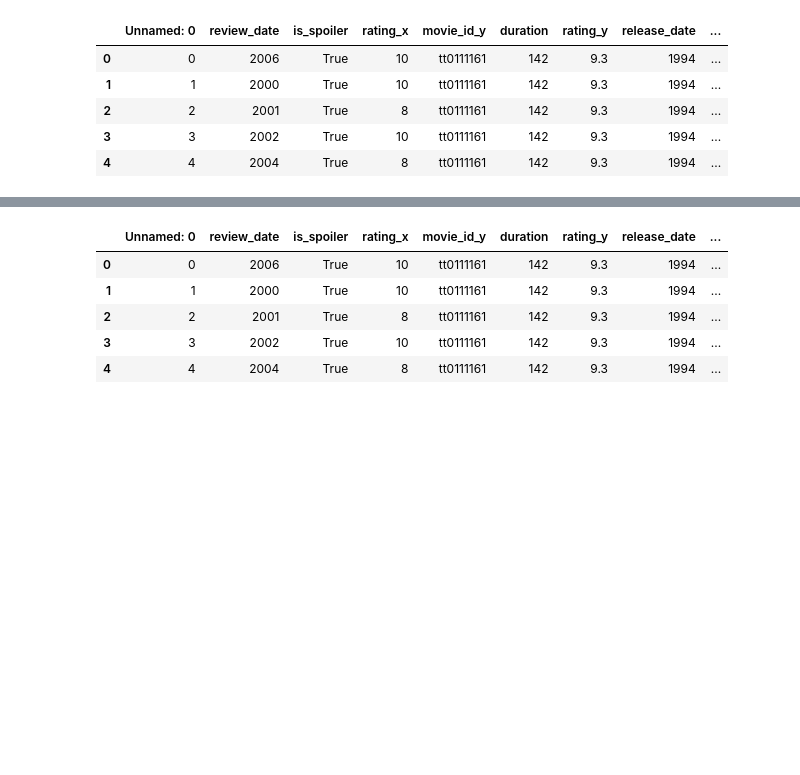
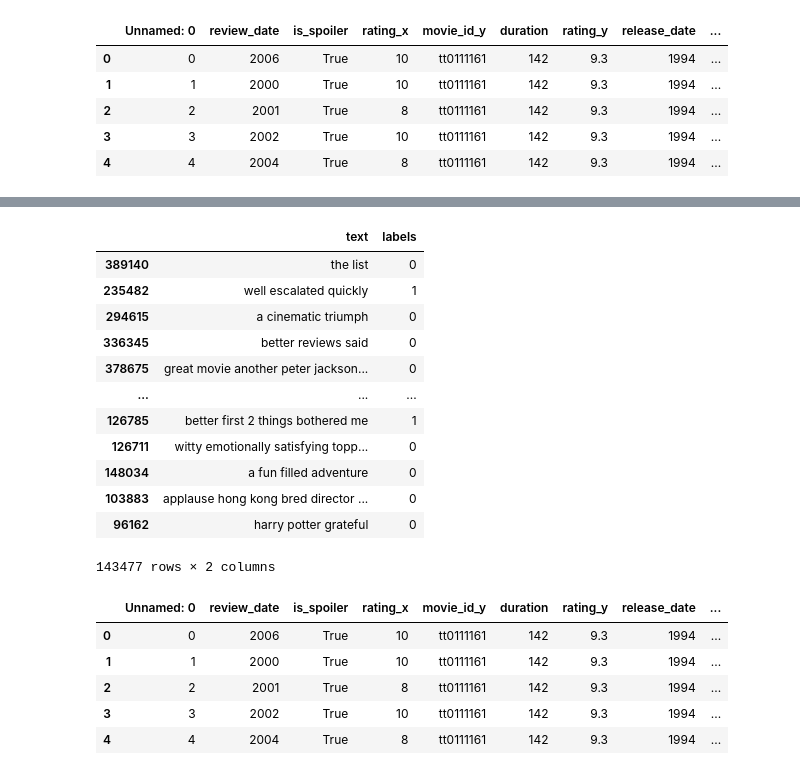
Before and after one commit to hillarry/461pFinalProject, a Jupyter notebook: TESTING461P.ipynb, the cells around one changed output, grey strips where cells are left out. Cells and saved outputs as stored; diff of their text form; code cells hidden in the pictures; blank space fills up the shorter version.

```diff
--- a/TESTING461P.ipynb
+++ b/TESTING461P.ipynb
@@ -13,3 +87,21 @@ df.head()
+# %%
+df_test = pd.concat([X_test,y_test],axis=1)
+df_test = df_test.rename(columns={"review_summary_without_stopwords": "text", "is_spoiler": "labels"})
+df_test
+# %% [output]
+|  | text | labels |
+| 389140 | the list | 0 |
+| 235482 | well escalated quickly | 1 |
+| 294615 | a cinematic triumph | 0 |
+| 336345 | better reviews said | 0 |
+| 378675 | great movie another peter jackson... | 0 |
+| ... | ... | ... |
+| 126785 | better first 2 things bothered me | 1 |
+| 126711 | witty emotionally satisfying topp... | 0 |
+| 148034 | a fun filled adventure | 0 |
+| 103883 | applause hong kong bred director ... | 0 |
+| 96162 | harry potter grateful | 0 |
+143477 rows × 2 columns
 # %%
 df['labels'] = list(zip(df.Action.tolist(), df.Adventure.tolist(), df.Animation.tolist(), df.Biography.tolist(),  df.Comedy.tolist(), df.Crime.tolist(), df.Drama.tolist(), df.Family.tolist(), df.Fantasy.tolist(), df.History.tolist(), df.Horror.tolist(), df.Music.tolist(), df.Musical.tolist(), df.Mystery.tolist(), df.Romance.tolist(), df.Sport.tolist(), df.Thriller.tolist(), df.War.tolist(), df.Western.tolist()))
 df['review'] = df['review_without_stopwords'].apply(lambda x: x.replace('\n', ' '))
```
Also changed, not shown: parts of 8 cells of this notebook.
